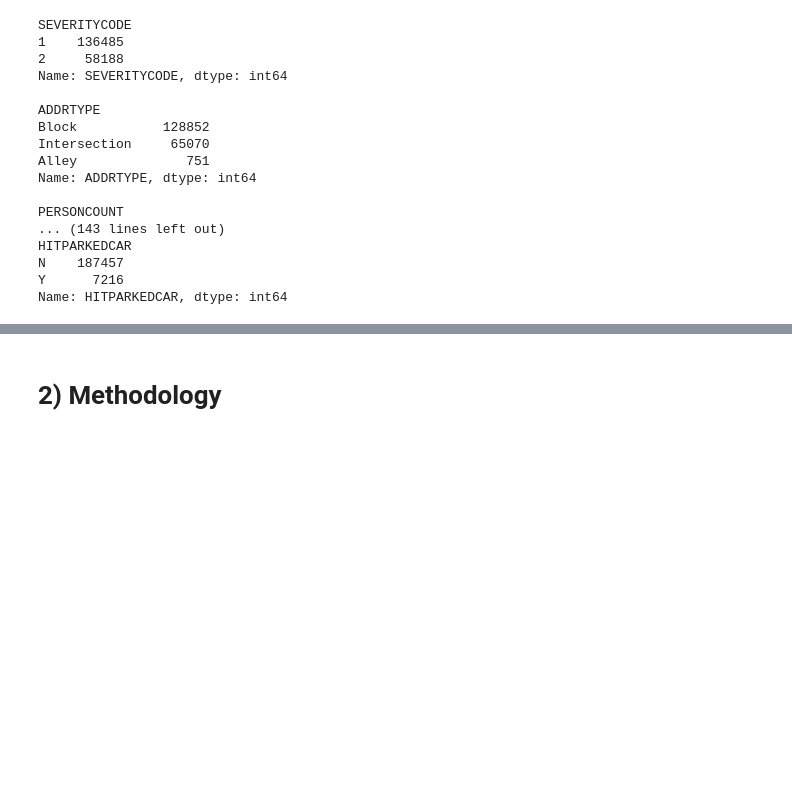
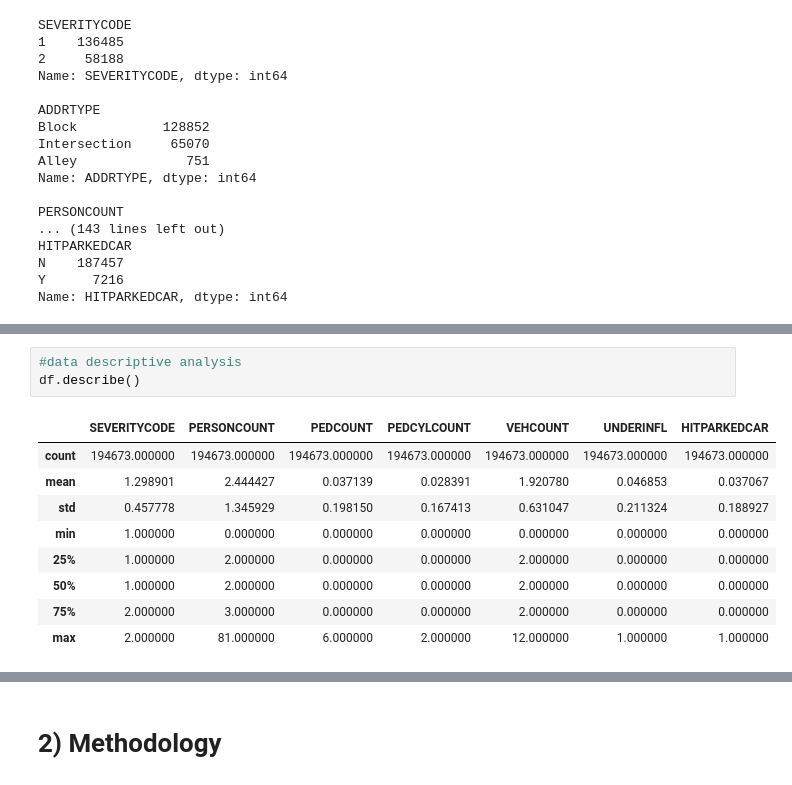
Before and after one commit to michaelrodgam/Coursera_Capstone, a Jupyter notebook: Data_Science Final_Project Notebook.ipynb, the cells around one changed output, grey strips where cells are left out. Drawn from its saved outputs; the diff is of its cells as text; blank space fills up the shorter version.

```diff
--- a/Data_Science Final_Project Notebook.ipynb
+++ b/Data_Science Final_Project Notebook.ipynb
@@ -229,0 +264,13 @@ Name: UNDERINFL, dtype: int64
+# %%
+#data descriptive analysis
+df.describe()
+# %% [output]
+|  | SEVERITYCODE | PERSONCOUNT | PEDCOUNT | PEDCYLCOUNT | VEHCOUNT | UNDERINFL | HITPARKEDCAR |
+| count | 194673.000000 | 194673.000000 | 194673.000000 | 194673.000000 | 194673.000000 | 194673.000000 | 194673.000000 |
+| mean | 1.298901 | 2.444427 | 0.037139 | 0.028391 | 1.920780 | 0.046853 | 0.037067 |
+| std | 0.457778 | 1.345929 | 0.198150 | 0.167413 | 0.631047 | 0.211324 | 0.188927 |
+| min | 1.000000 | 0.000000 | 0.000000 | 0.000000 | 0.000000 | 0.000000 | 0.000000 |
+| 25% | 1.000000 | 2.000000 | 0.000000 | 0.000000 | 2.000000 | 0.000000 | 0.000000 |
+| 50% | 1.000000 | 2.000000 | 0.000000 | 0.000000 | 2.000000 | 0.000000 | 0.000000 |
+| 75% | 2.000000 | 3.000000 | 0.000000 | 0.000000 | 2.000000 | 0.000000 | 0.000000 |
+| max | 2.000000 | 81.000000 | 6.000000 | 2.000000 | 12.000000 | 1.000000 | 1.000000 |
```
Also changed, not shown: parts of 8 cells of this notebook.
